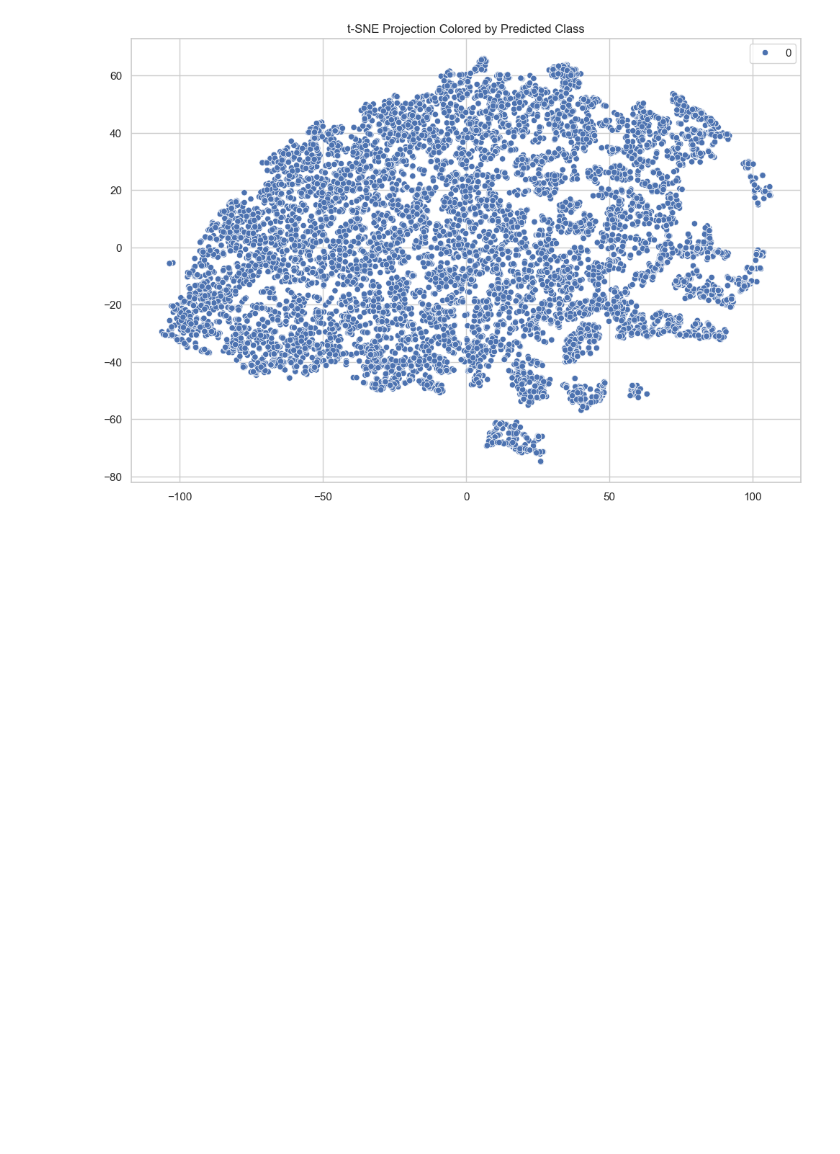
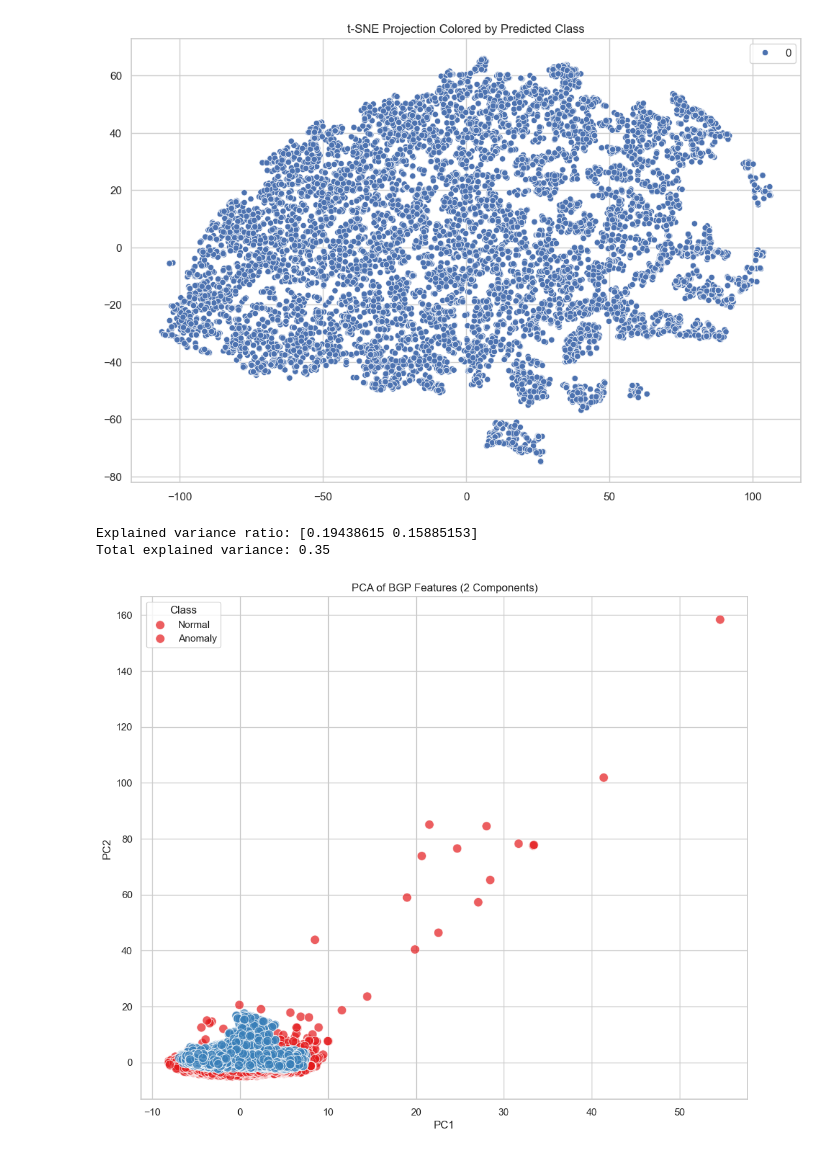
Before and after one commit to chrryyy/bgp_svm, a Jupyter notebook: experiments/dataset1_timeandratio_1min.ipynb, the cells around one changed output. Saved outputs shown, nothing was run; the diff lists cells and outputs as text; code cells hidden in the pictures; blank space fills up the shorter version.

```diff
--- a/experiments/dataset1_timeandratio_1min.ipynb
+++ b/experiments/dataset1_timeandratio_1min.ipynb
@@ -477,6 +477,40 @@ plt.show()
 # %% [output]
 [figure]
 [figure]
+# %%
+# PCA
+# Apply PCA to reduce to 2 dimensions for visualization
+dims = 2
+scaler = StandardScaler()
+X_scaled = scaler.fit_transform(X_train)
+pca = PCA(n_components=dims)
+X_pca = pca.fit_transform(X_scaled)
+
+# Explained variance
+print(f"Explained variance ratio: {pca.explained_variance_ratio_}")
+print(f"Total explained variance: {sum(pca.explained_variance_ratio_):.2f}")
+
+# Create a DataFrame for easier plotting
+pca_df = pd.DataFrame(data=X_pca, columns=['PC1', 'PC2'])
+pca_df['class'] = y_train.values
+
+# Plot PCA results
+plt.figure(figsize=(12, 10))
+sns.scatterplot(x='PC1', y='PC2', hue='class', data=pca_df, palette='Set1', s=100, alpha=0.7)
+plt.title('PCA of BGP Features (2 Components)')
+plt.legend(title='Class', labels=['Normal', 'Anomaly'])
+plt.show()
+
+loadings = pca.components_.T  # shape: (original_features, 21)
+loading_df = pd.DataFrame(loadings, index=df.columns, columns=[f"PC{i+1}" for i in range(dims)])
+
+# View top contributing features to PC1
+print("Top features for PC1:")
+print(loading_df['PC1'].abs().sort_values(ascending=False).head(5))
+# %% [output]
+Explained variance ratio: [0.19438615 0.15885153]
+Total explained variance: 0.35
+[figure, added]
 # %%
 # SHAP Explanations
 if EXPLAINABILITY_AVAILABLE:
```
Also changed, not shown: parts of 2 cells of this notebook, 2 other files.
